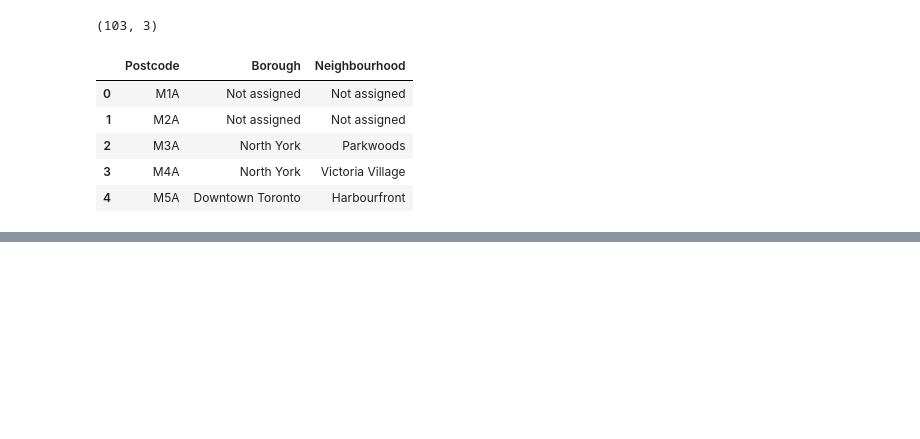
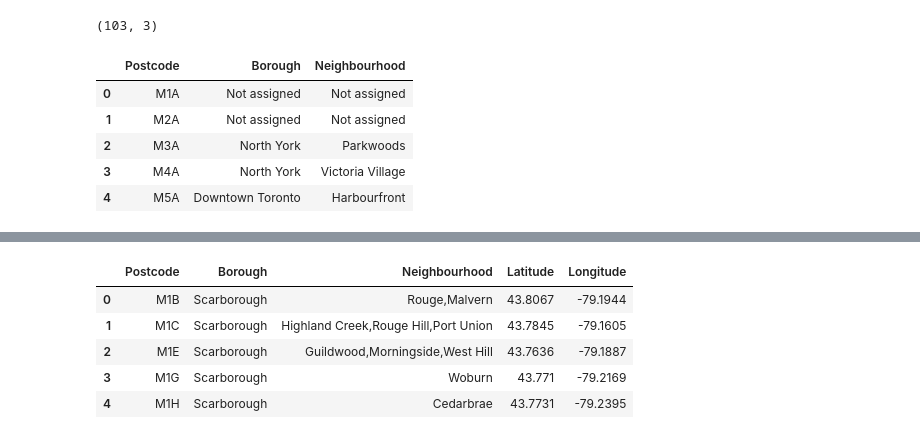
Before and after one commit to jaketomanocy/Coursera_capstone, a Jupyter notebook: Battle 1.ipynb, the cells around one changed output, grey strips where cells are left out. Saved outputs shown, nothing was run; the diff lists cells and outputs as text; code cells hidden in the pictures; blank space fills up the shorter version.

```diff
--- a/Battle 1.ipynb
+++ b/Battle 1.ipynb
@@ -138,3 +141,9 @@ df.head()
 | 2 | M3A | North York | Parkwoods |
 | 3 | M4A | North York | Victoria Village |
 | 4 | M5A | Downtown Toronto | Harbourfront |
+# %%
+df2['Latitude'] = '0';
+df2['Longitude'] = '0';
+
+df_geo = pd.read_csv('http://cocl.us/Geospatial_data')
+df_geo.head()
@@ -140,0 +157,15 @@ df.head()
+# %%
+for i in df2.index:
+    for j in df_geo.index:
+        if df2.iloc[i, 0] == df_geo.iloc[j, 0]:
+            df2.iloc[i, 3] = df_geo.iloc[j, 1]
+            df2.iloc[i, 4] = df_geo.iloc[j, 2]
+
+df2.head()
+# %% [output]
+|  | Postcode | Borough | Neighbourhood | Latitude | Longitude |
+| 0 | M1B | Scarborough | Rouge,Malvern | 43.8067 | -79.1944 |
+| 1 | M1C | Scarborough | Highland Creek,Rouge Hill,Port Union | 43.7845 | -79.1605 |
+| 2 | M1E | Scarborough | Guildwood,Morningside,West Hill | 43.7636 | -79.1887 |
+| 3 | M1G | Scarborough | Woburn | 43.771 | -79.2169 |
+| 4 | M1H | Scarborough | Cedarbrae | 43.7731 | -79.2395 |
```
Also changed, not shown: parts of 4 cells of this notebook.
